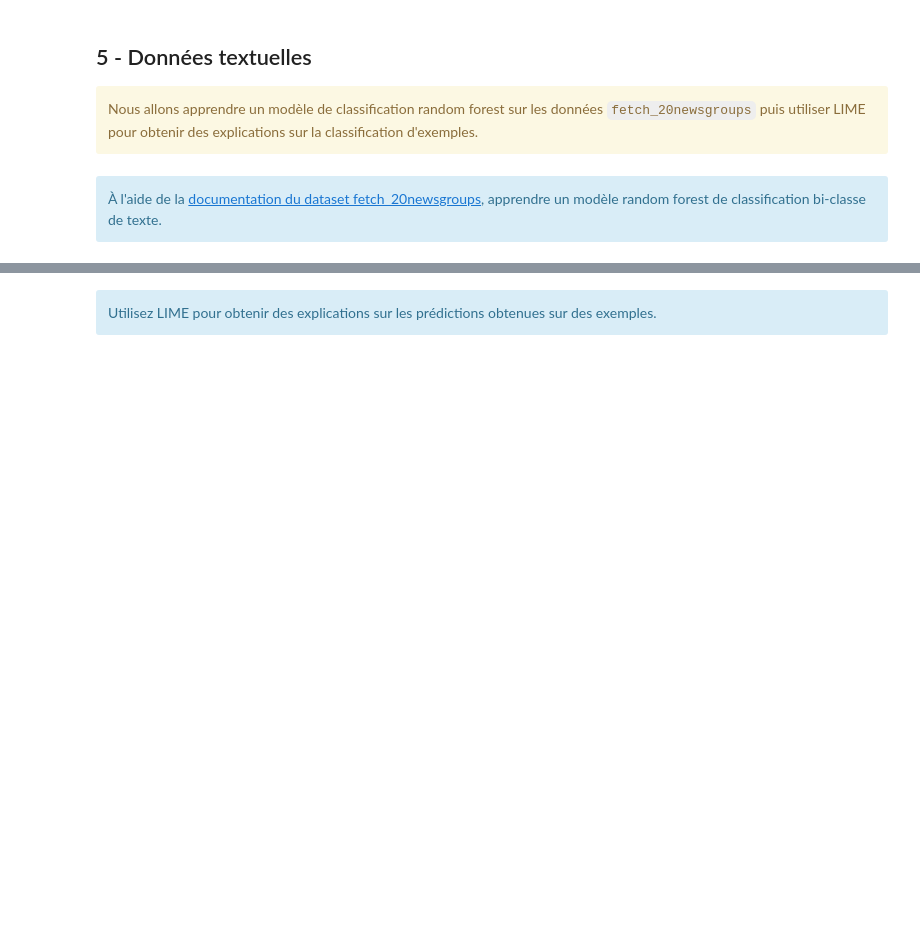
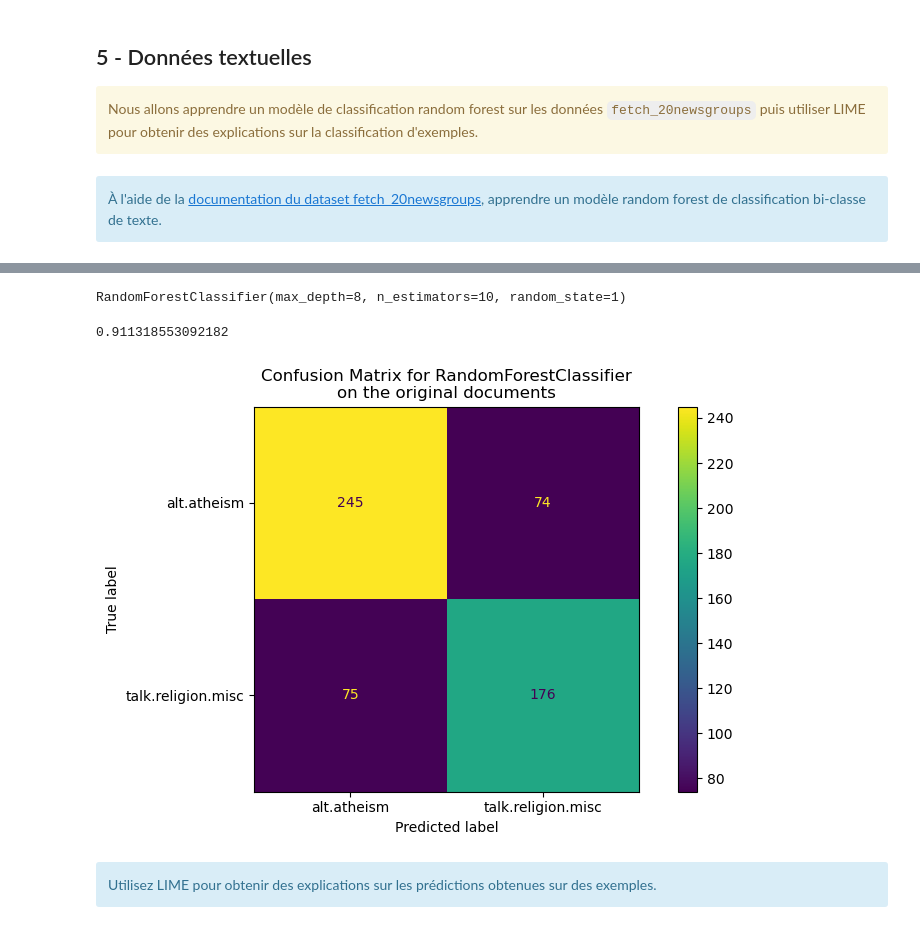
Before and after one commit to nhs2828/IA-Explicable, a Jupyter notebook: tme3/TME03-agg-LIME.ipynb, the cells around one changed output, grey strips where cells are left out. Drawn from its saved outputs; the diff is of its cells as text; code cells hidden in the pictures; blank space fills up the shorter version.

```diff
--- a/tme3/TME03-agg-LIME.ipynb
+++ b/tme3/TME03-agg-LIME.ipynb
@@ -329,0 +445,4 @@ plt.tight_layout()
+# %%
+X_train, X_test, y_train, y_test, feature_names, target_names = load_dataset(
+    verbose=True
+)
@@ -330,3 +457,28 @@ plt.tight_layout()
+# %%
+clf = RandomForestClassifier(n_estimators = 10, max_depth = 8, random_state = 1)
+clf.fit(X_train, y_train)
+# %% [output]
+RandomForestClassifier(max_depth=8, n_estimators=10, random_state=1)
+# %%
+accuracy_score(y_train, clf.predict(X_train))
+# %% [output]
+0.911318553092182
+# %%
+pred = clf.predict(X_test)
+# %%
+import matplotlib.pyplot as plt
+
+from sklearn.metrics import ConfusionMatrixDisplay
+
+fig, ax = plt.subplots(figsize=(10, 5))
+ConfusionMatrixDisplay.from_predictions(y_test, pred, ax=ax)
+ax.xaxis.set_ticklabels(target_names)
+ax.yaxis.set_ticklabels(target_names)
+_ = ax.set_title(
+    f"Confusion Matrix for {clf.__class__.__name__}\non the original documents"
+)
+# %% [output]
+[figure, added]
 # %% [markdown]
 <div class = "alert alert-block alert-info">
 Utilisez LIME pour obtenir des explications sur les prédictions obtenues sur des exemples.
```
Also changed, not shown: parts of 26 cells of this notebook, 2 other files.
